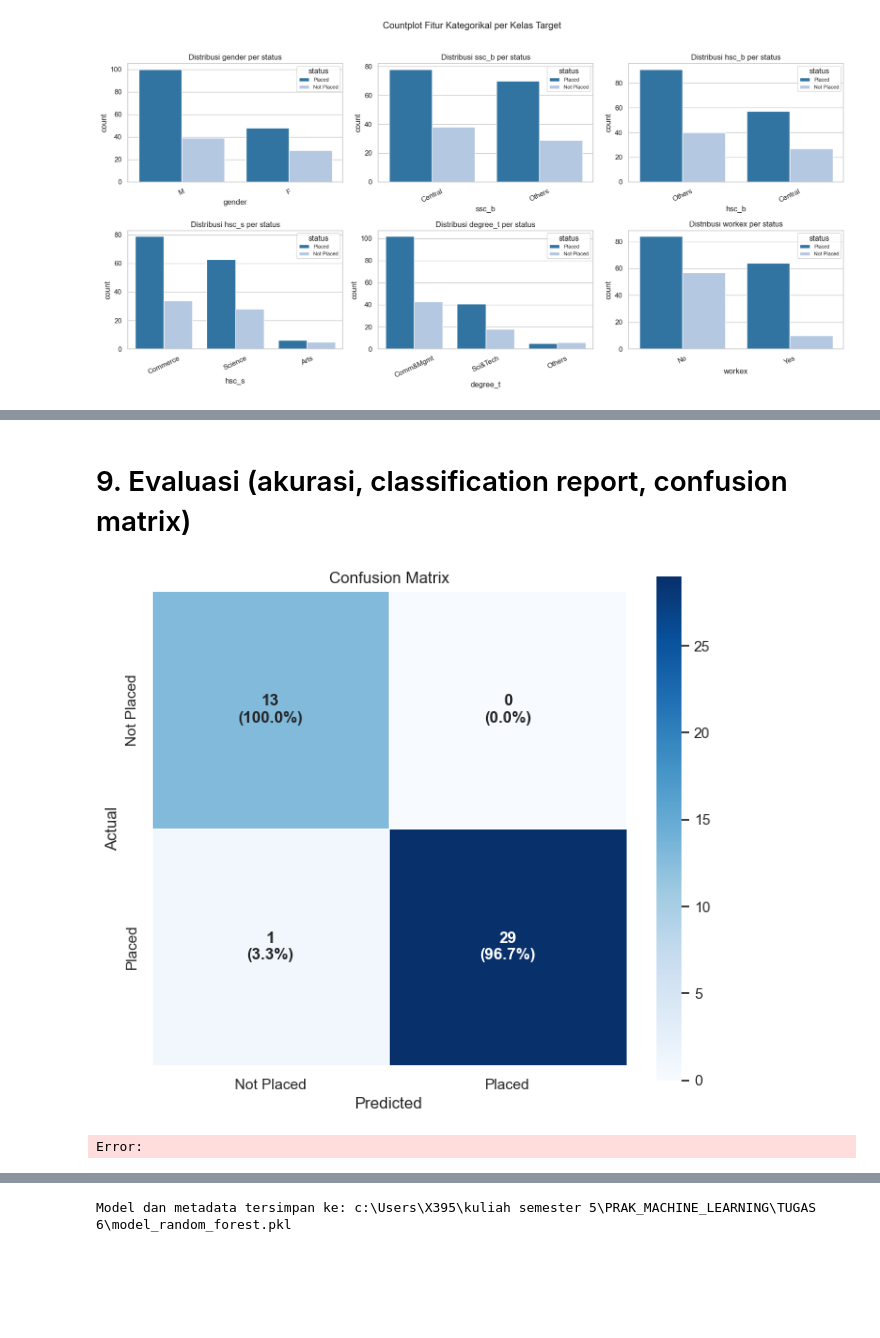
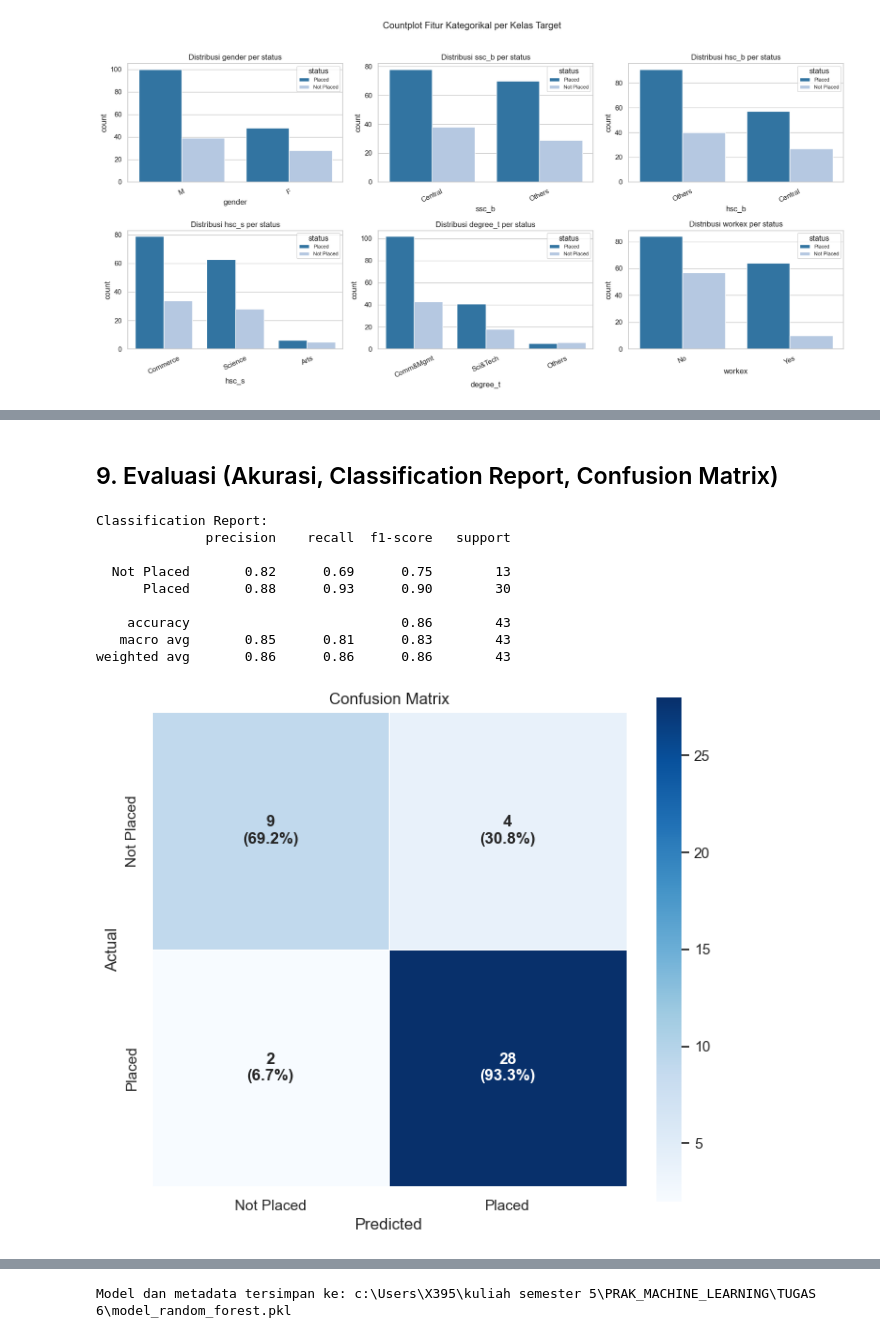
Before and after one commit to imamrzkys/TUGAS-6-MECHINE-LEARNING, a Jupyter notebook: TA06.ipynb, the cells around one changed output, grey strips where cells are left out. Cells and saved outputs as stored; diff of their text form; code cells hidden in the pictures; blank space fills up the shorter version.

```diff
--- a/TA06.ipynb
+++ b/TA06.ipynb
@@ -199,0 +212,28 @@ Train shape: (172, 14)  Test shape: (43, 14)
+# %%
+# Identifikasi kolom numerik dan kategorikal
+num_cols = X.select_dtypes(include=[np.number]).columns.tolist()
+cat_cols = X.select_dtypes(include=['object', 'category']).columns.tolist()
+
+print(f"Kolom numerik ({len(num_cols)}): {num_cols}")
+print(f"Kolom kategorikal ({len(cat_cols)}): {cat_cols}")
+
+# Imputasi missing values
+fill_values = {}
+
+# Untuk kolom numerik: isi dengan median
+for col in num_cols:
+    if X[col].isna().sum() > 0:
+        median_val = X[col].median()
+        X[col].fillna(median_val, inplace=True)
+        fill_values[col] = median_val
+        print(f"  - {col}: diisi dengan median = {median_val}")
+
+# Untuk kolom kategorikal: isi dengan modus
+for col in cat_cols:
+    if X[col].isna().sum() > 0:
+        mode_val = X[col].mode()[0]
+        X[col].fillna(mode_val, inplace=True)
+        fill_values[col] = mode_val
+        print(f"  - {col}: diisi dengan modus = {mode_val}")
+
+print(f"\nMissing values setelah imputasi:\n{X.isna().sum().sum()}")
@@ -213,35 +315,42 @@ Akurasi Test : 0.9767
 # %% [markdown]
-# 9. Evaluasi (akurasi, classification report, confusion matrix)
+## 9. Evaluasi (Akurasi, Classification Report, Confusion Matrix)
 # %%
-from sklearn.metrics import confusion_matrix
-
 y_pred = rf.predict(X_test)
 
+# Classification Report
+print("Classification Report:")
+print(classification_report(y_test, y_pred, target_names=y_encoder['classes_']))
+
+# Confusion Matrix
 cm = confusion_matrix(y_test, y_pred)
 cm_norm = confusion_matrix(y_test, y_pred, normalize='true')
-labels = None
-try:
-    labels = y_encoder['classes_']
-except Exception:
-    pass
+labels = y_encoder['classes_']
 
 ann = np.empty_like(cm).astype(object)
 for i in range(cm.shape[0]):
     for j in range(cm.shape[1]):
         ann[i, j] = f"{cm[i, j]}\n({cm_norm[i, j]*100:.1f}%)"
 
 plt.figure(figsize=(7, 6))
 ax = sns.heatmap(cm, annot=ann, fmt="", cmap='Blues', linewidths=0.6, linecolor='white',
                  square=True, cbar=True,
-                 xticklabels=labels if labels is not None else 'auto',
-                 yticklabels=labels if labels is not None else 'auto',
+                 xticklabels=labels,
+                 yticklabels=labels,
                  annot_kws={"size":12, "weight":"bold"})
 ax.set_title('Confusion Matrix')
 ax.set_xlabel('Predicted')
 ax.set_ylabel('Actual')
 plt.tight_layout()
 plt.show()
 # %% [output]
+Classification Report:
+              precision    recall  f1-score   support
+
+  Not Placed       0.82      0.69      0.75        13
+      Placed       0.88      0.93      0.90        30
+
+    accuracy                           0.86        43
+   macro avg       0.85      0.81      0.83        43
+weighted avg       0.86      0.86      0.86        43
-[figure, old version]
+[figure, new version]
-Error:
 # %% [markdown]
```
Also changed, not shown: parts of 16 cells of this notebook.
